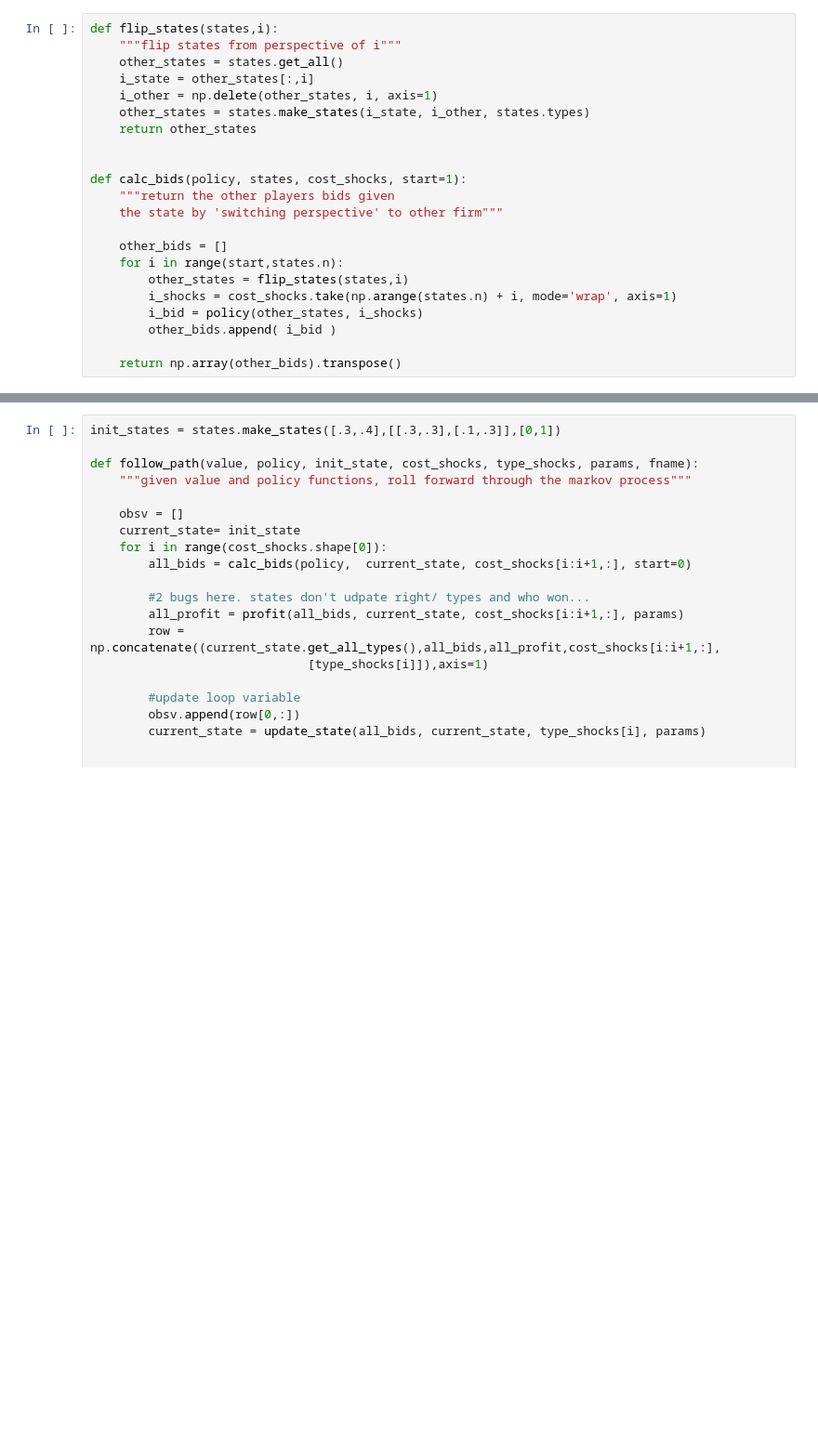
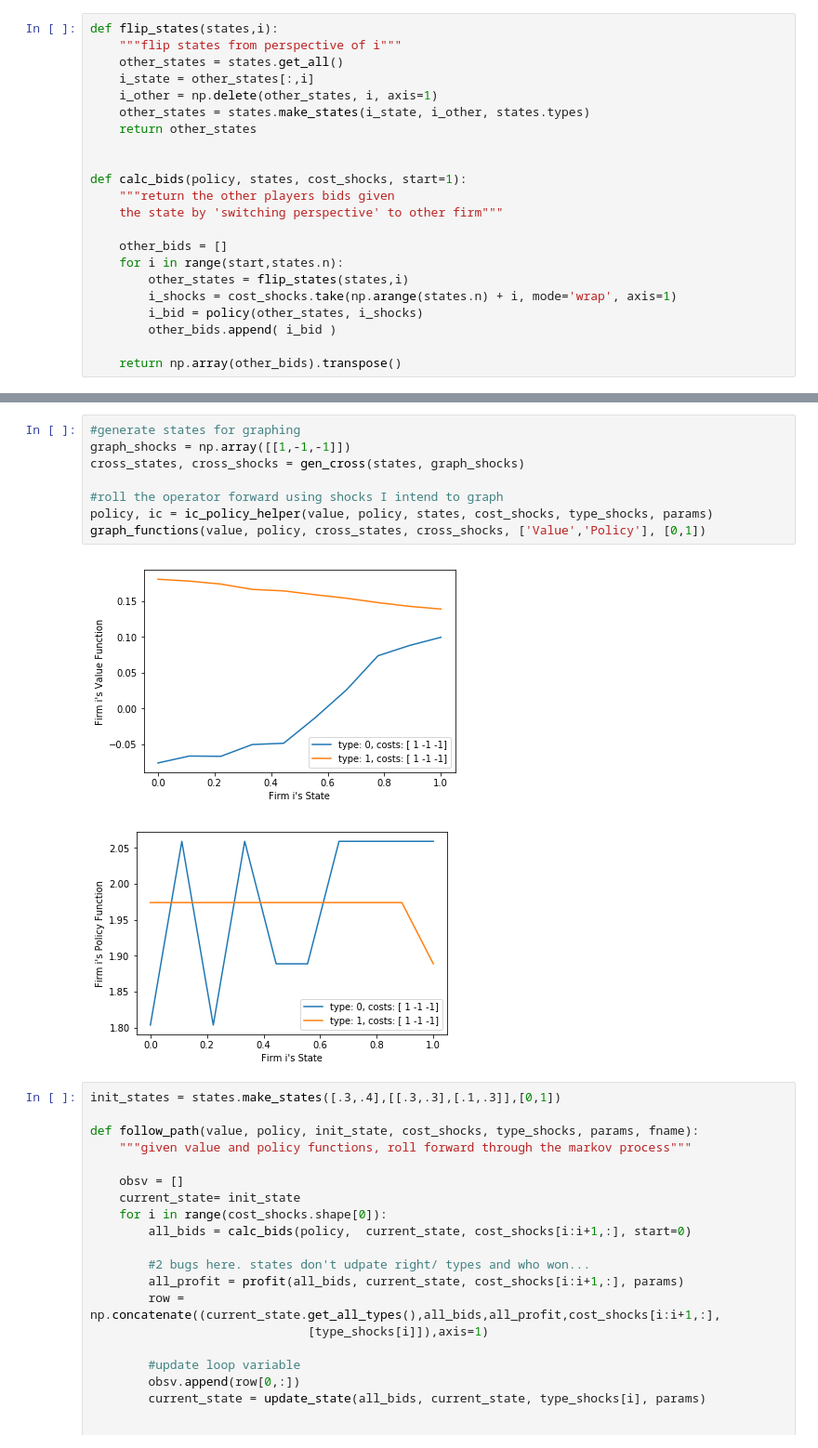
Before and after one commit to ericschulman/tx_milk_2yp, a Jupyter notebook: types.ipynb, the cells around one changed output, grey strips where cells are left out. Shown at 93% size. Drawn from its saved outputs; the diff is of its cells as text; blank space fills up the shorter version.

```diff
--- a/types.ipynb
+++ b/types.ipynb
@@ -571,3 +650,14 @@ graph_functions(value, policy1, cross_states, cross_shocks, ['Value','Policy'],
+# %%
+#generate states for graphing
+graph_shocks = np.array([[1,-1,-1]])
+cross_states, cross_shocks = gen_cross(states, graph_shocks)
+
+#roll the operator forward using shocks I intend to graph
+policy, ic = ic_policy_helper(value, policy, states, cost_shocks, type_shocks, params)
+graph_functions(value, policy, cross_states, cross_shocks, ['Value','Policy'], [0,1])
+# %% [output]
+[figure, added]
+[figure, added]
 # %%
 init_states = states.make_states([.3,.4],[[.3,.3],[.1,.3]],[0,1])
 
```
Also changed, not shown: parts of 12 cells of this notebook, 2 other files.
